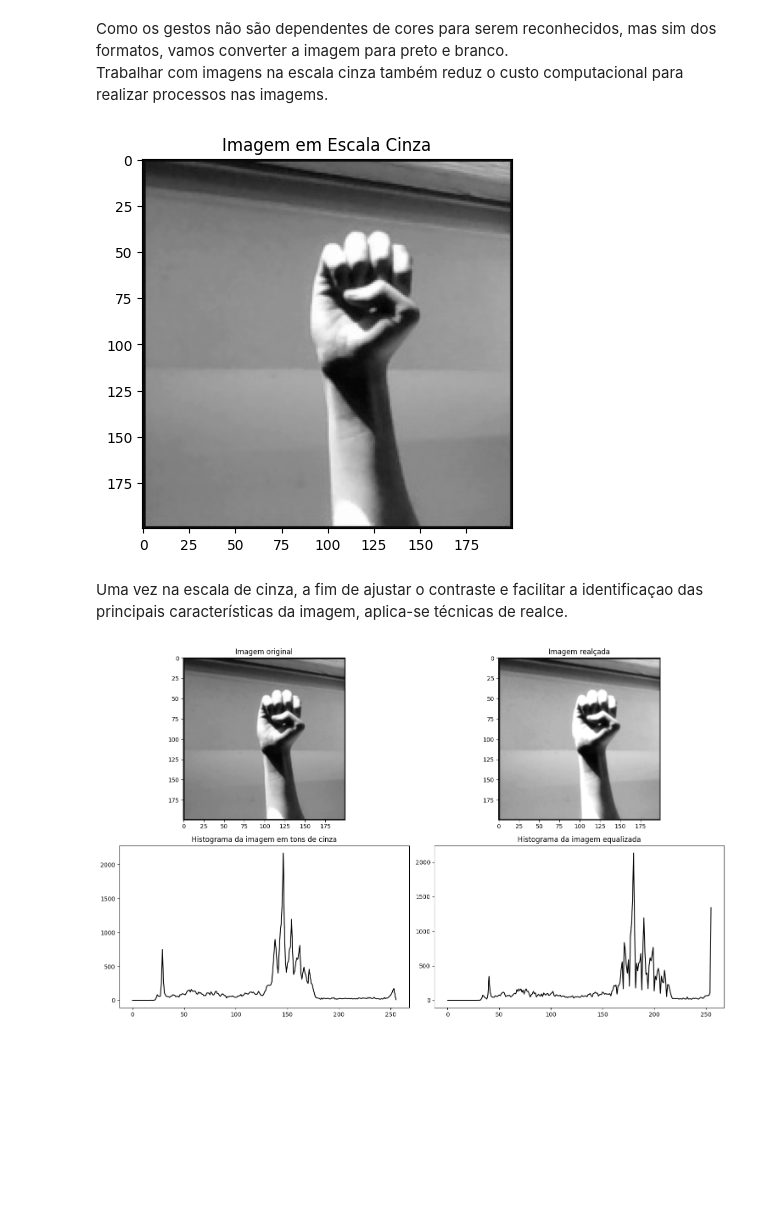
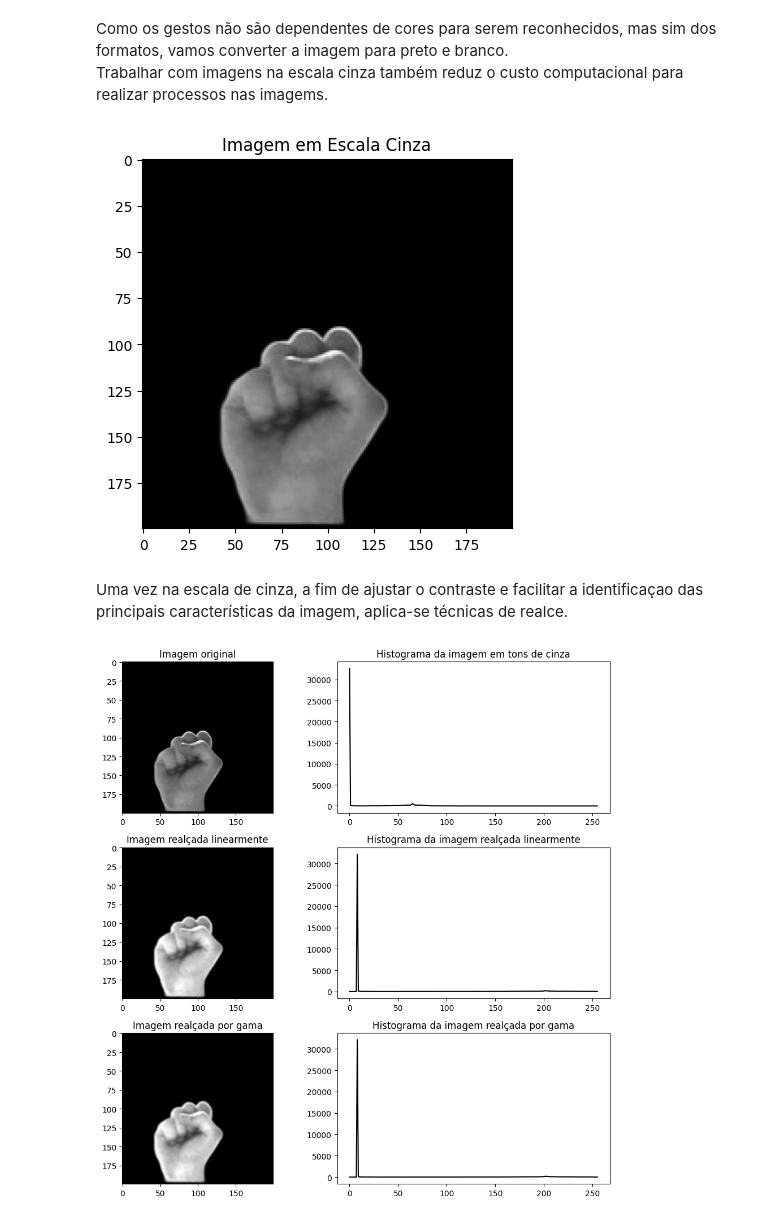
Before and after one commit to 0-lucas/ProjetoAvanti, a Jupyter notebook: pre_processamento.ipynb, the cells around one changed output. Saved outputs shown, nothing was run; the diff lists cells and outputs as text; code cells hidden in the pictures; blank space fills up the shorter version.

```diff
--- a/pre_processamento.ipynb
+++ b/pre_processamento.ipynb
@@ -82,7 +82,7 @@ import seaborn as sns
 import cv2
 from rembg import remove
 
-image_path = 'asl-alphabet/asl_alphabet_train/asl_alphabet_train/E/E473.jpg'
+image_path = 'asl-alphabet/asl_alphabet_train/asl_alphabet_train/S/S87.jpg'
 imagem = cv2.imread(image_path)
 image_rgb = cv2.cvtColor(imagem, cv2.COLOR_BGR2RGB)
 
@@ -149,0 +152,6 @@ plt.show()
+# %%
+img_sem_fundo = remove(image_rgb)
+
+plt.imshow(img_sem_fundo)
+plt.title('Imagem sem fundo')
+plt.show()
@@ -151,39 +162,60 @@ plt.show()
 Como os gestos não são dependentes de cores para serem reconhecidos, mas sim dos formatos, vamos converter a imagem para preto e branco.
 Trabalhar com imagens na escala cinza também reduz o custo computacional para realizar processos nas imagems.
 # %%
-imagem_cinza = cv2.cvtColor(image_rgb, cv2.COLOR_RGB2GRAY)  # Conversão para escala cinza.
+imagem_cinza = cv2.cvtColor(img_sem_fundo, cv2.COLOR_RGB2GRAY)  # Conversão para escala cinza.
 plt.imshow(imagem_cinza, cmap="gray")
 plt.title("Imagem em Escala Cinza")
 plt.show()
 # %% [output]
-[figure, old version]
+[figure, new version]
 # %% [markdown]
 Uma vez na escala de cinza, a fim de ajustar o contraste e facilitar a identificaçao das principais características da imagem, aplica-se técnicas de realce.
 # %%
-img_equal = cv2.convertScaleAbs(imagem_cinza, alpha = 1.2, beta = 5)
-img_equal = cv2.GaussianBlur(img_equal, (5,5), 0.5, 0.5)
+from math import log
+
+#realce por filtro linear
+img_equal = cv2.convertScaleAbs(imagem_cinza, alpha = 3, beta = 8)
+img_equal = cv2.GaussianBlur(img_equal, (5,5), 0.7, 0.7)
+
+#realce por correção gama:
+gamma = 0.8
+#img_gamma = np.power(imagem_cinza, gamma).clip(0,255).astype(np.uint8)
+img_gamma = (np.power(imagem_cinza/255, gamma)*255).astype(np.uint8)
+img_gamma = cv2.GaussianBlur(img_equal, (5,5), 0.5, 0.5)
+
+#obtenção dos histogramas:
 hist_cinza = cv2.calcHist([imagem_cinza],[0],None,[256],[0,256])
 hist_equal = cv2.calcHist([img_equal],[0],None,[256],[0,256])
+hist_gamma = cv2.calcHist([img_gamma],[0], None, [256], [0, 256])
 
-plt.figure(figsize=(15,9))
+#impressão das imagens
+plt.figure(figsize=(10,10))
 
-plt.subplot(2,2,1)
+plt.subplot(3,2,1)
 plt.imshow(imagem_cinza, cmap='gray')
 plt.title("Imagem original")
 
-plt.subplot(2,2,2)
-plt.imshow(img_equal, cmap='gray')
-plt.title("Imagem realçada")
-
-plt.subplot(2,2,3)
+plt.subplot(3,2,2)
 plt.plot(hist_cinza, color='black')
 plt.title('Histograma da imagem em tons de cinza')
 
-plt.subplot(2,2,4)
+plt.subplot(3,2,3)
+plt.imshow(img_equal, cmap='gray')
+plt.title("Imagem realçada linearmente")
+
+plt.subplot(3,2,4)
 plt.plot(hist_equal, color='black')
-plt.title('Histograma da imagem equalizada')
+plt.title('Histograma da imagem realçada linearmente')
+
+plt.subplot(3,2,5)
+plt.imshow(img_gamma, cmap='gray')
+plt.title('Imagem realçada por gama')
+
+plt.subplot(3,2,6)
+plt.plot(hist_gamma, color='black')
+plt.title('Histograma da imagem realçada por gama')
 
 plt.tight_layout()
 plt.show()
 # %% [output]
-[figure, old version]
+[figure, new version]
```
Also changed, not shown: parts of 15 cells of this notebook.
